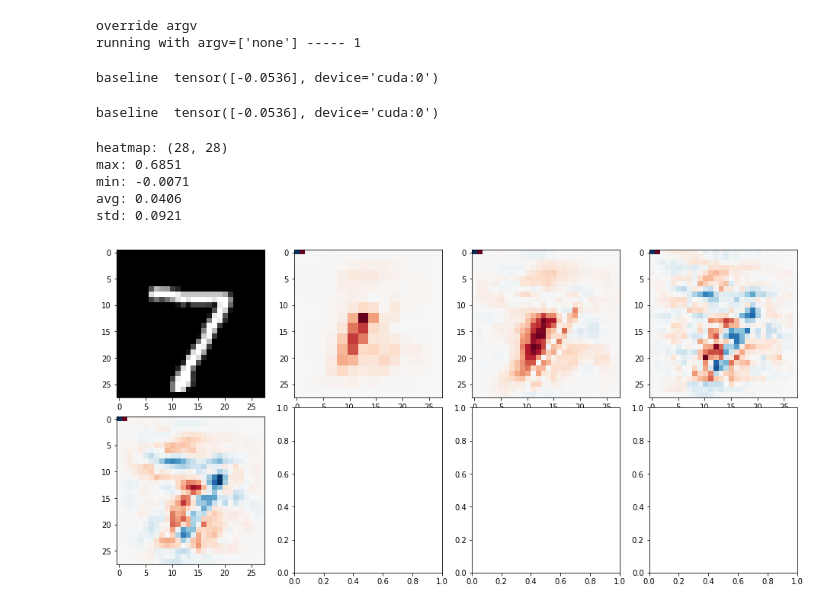
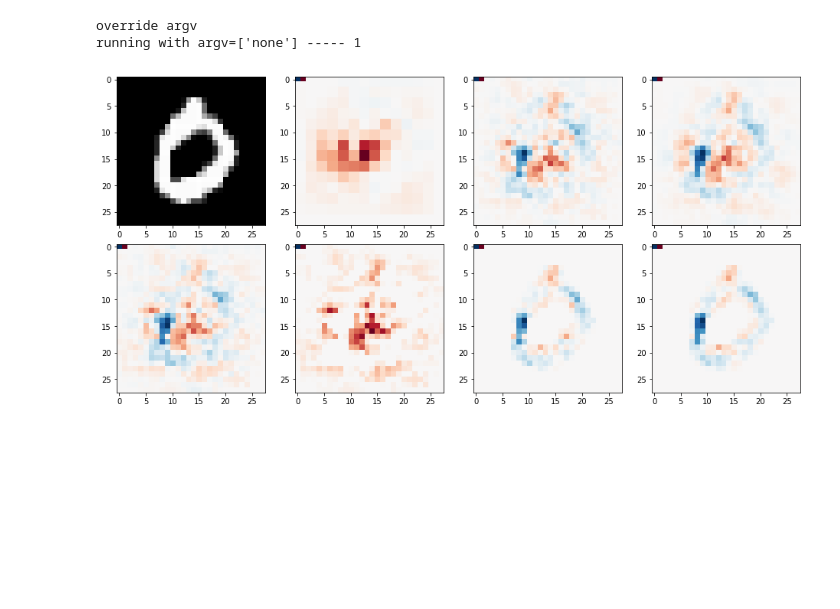
Before and after one commit to karl-schulz/attribution-experiments, a Jupyter notebook: deploy_mnist.ipynb, the cells around one changed output. Saved outputs shown, nothing was run; the diff lists cells and outputs as text; code cells hidden in the pictures; blank space fills up the shorter version.

Commit message:
- grad-cam, IG, occlusion, smoothgrad working - new package structure, fixed imports

```diff
--- a/deploy_mnist.ipynb
+++ b/deploy_mnist.ipynb
@@ -147,35 +148,26 @@ show_loader = torch.utils.data.DataLoader(
 # %%
 import attribution
 import attribution.methods as am
 import attribution.utils as au
 import importlib
 
 importlib.reload(attribution.methods)
 importlib.reload(attribution.utils)
 
 methods = []
 methods.append(am.Occlusion(size=3, stride=2, patch_type="inv"))
-methods.append(am.Occlusion(size=1, stride=1, patch_type="inv"))
 methods.append(am.SmoothGrad(std=0)) # = gradients
 methods.append(am.SmoothGrad(std=0.2))
-#methods.append(am.IntegratedGradients(steps=30))
-#methods.append(am.IntegratedGradients(steps=30, only_positive=True))
-#methods.append(am.SmoothGrad(std=0, times_input=True))
-#methods.append(am.SmoothGrad(std=0.2, times_input=True))
+methods.append(am.IntegratedGradients(steps=30))
+methods.append(am.IntegratedGradients(steps=30, only_positive=True))
+methods.append(am.SmoothGrad(std=0, times_input=True))
+methods.append(am.SmoothGrad(std=0.2, times_input=True))
 #methods.append(am.IntegratedGradients(steps=30, baseline=1))
 
 
 for i, (img, real_label) in enumerate(show_loader):
-    maps = au.compare_methods(methods, model=model, img=img.to(device))
-    au.analyze_hmap(maps[0])
-    if i >= 0:
+    if i >= 3:
+        au.compare_methods(methods, model=model, img=img.to(device))
         break
 # %% [output]
-baseline  tensor([-0.0536], device='cuda:0')
-baseline  tensor([-0.0536], device='cuda:0')
-heatmap: (28, 28)
-max: 0.6851
-min: -0.0071
-avg: 0.0406
-std: 0.0921
-[figure, old version]
+[figure, new version]
```
Also changed, not shown: parts of 1 cell of this notebook, 12 other files.
